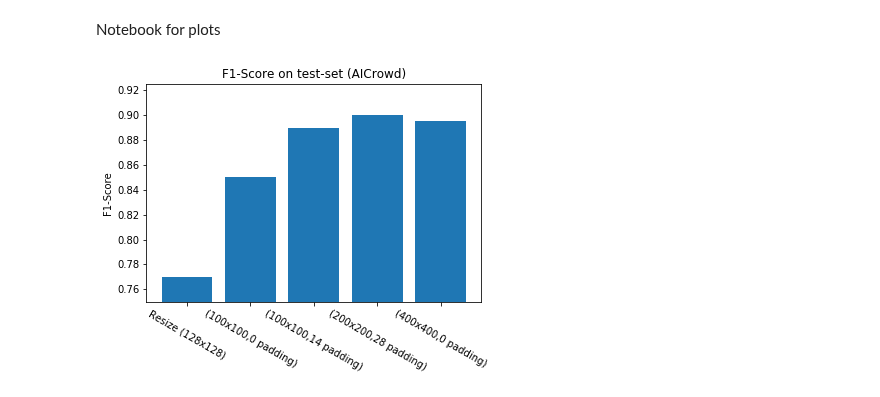
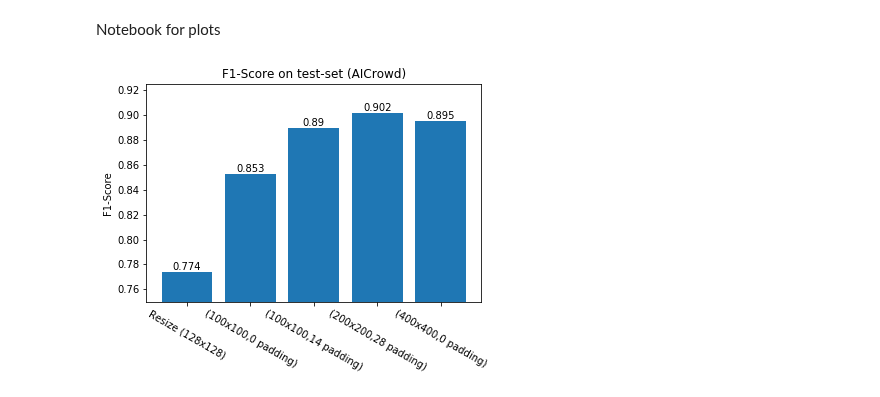
Before and after one commit to theodorhusefest/CS433-project2-road-segmentation, a Jupyter notebook: plots.ipynb, the cells around one changed output. Drawn from its saved outputs; the diff is of its cells as text; code cells hidden in the pictures.

```diff
--- a/plots.ipynb
+++ b/plots.ipynb
@@ -6,14 +6,23 @@ import pandas as pd
 import matplotlib.pyplot as plt
 # %%
 method = ['Resize (128x128)', '(100x100,0 padding)', '(100x100,14 padding)', '(200x200,28 padding)', '(400x400,0 padding)']
-results = [0.77, 0.85, 0.89, 0.90, 0.895]
+results = [0.774, 0.853, 0.890, 0.902, 0.895]
+# %%
+def autolabel(rects, pop_growth):
+    for idx, rect in enumerate(rects):
+        height = rect.get_height()
+        plt.text(rect.get_x() + rect.get_width()/2, height,
+                '{}'.format(pop_growth[idx]),
+                ha='center', va='bottom', rotation=0)
 # %%
-plt.bar(method, results)
+p1 = plt.bar(method, results)
+autolabel(p1, results)
 plt.ylim([0.75, 0.925])
 plt.ylabel('F1-Score')
 plt.xticks(rotation=-30)
 plt.title('F1-Score on test-set (AICrowd)')
+
 plt.savefig('./litterature/F1_scores.png', bbox_inches = 'tight')
 plt.show()
 # %% [output]
-[figure, old version]
+[figure, new version]
```
Also changed, not shown: parts of 3 cells of this notebook, 11 other files.
